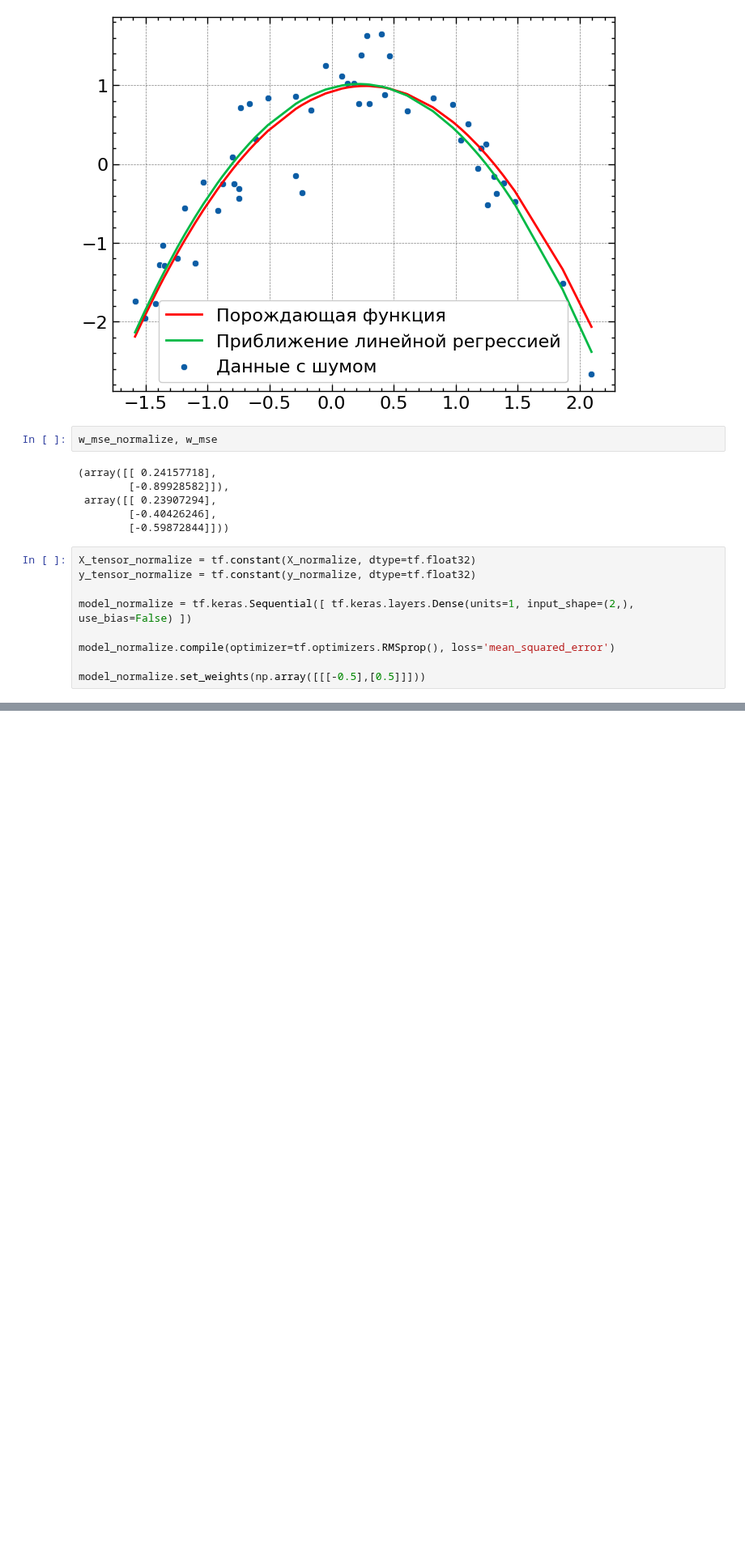
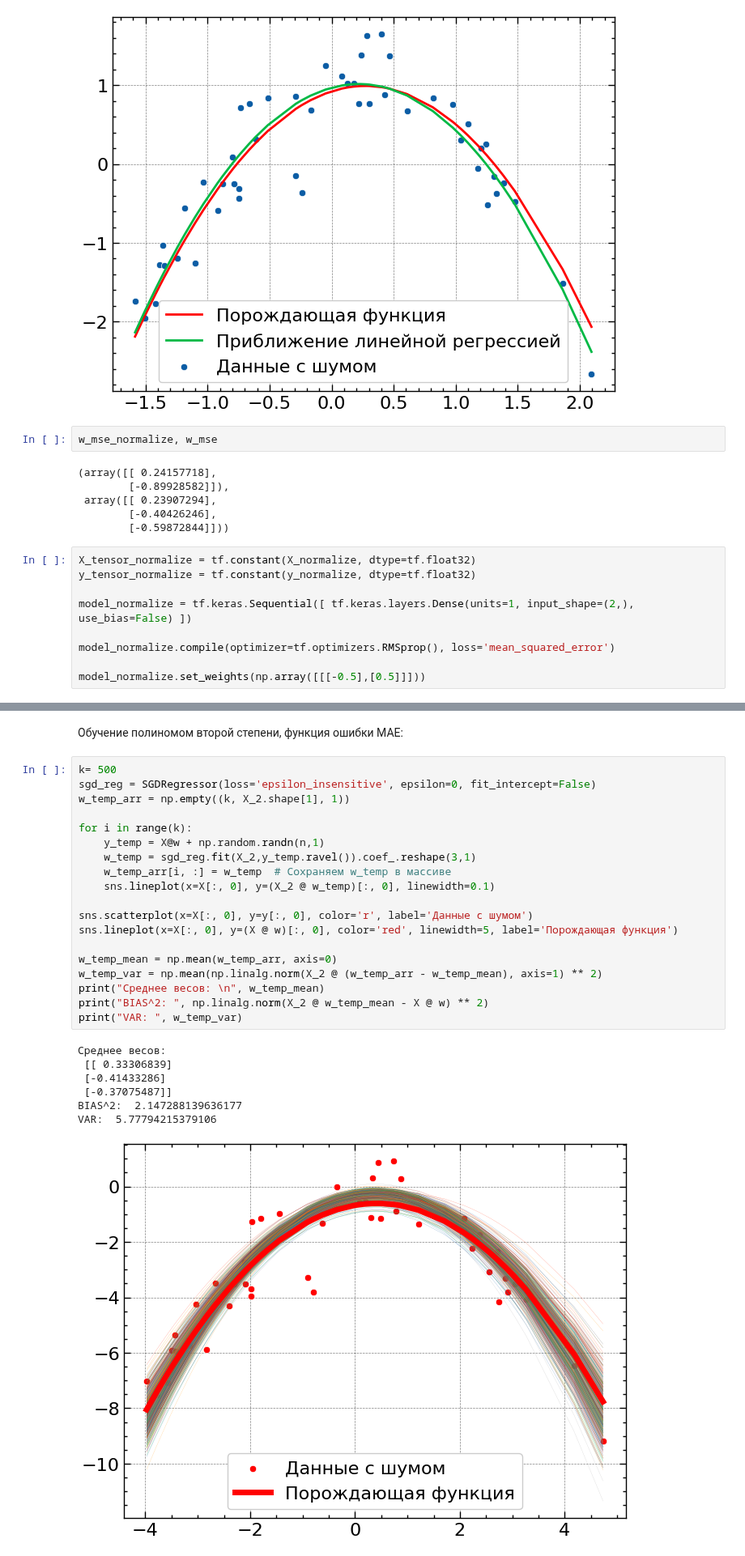
Before and after one commit to 2reckey/Bayesian_Stats, a Jupyter notebook: ML_Models/02_Баесовские_Модели_Нормализация_Данных_Квадратичная_Функция_ошибки.ipynb, the cells around one changed output, grey strips where cells are left out. Shown at 81% size. Cells and saved outputs as stored; diff of their text form; blank space fills up the shorter version.

```diff
--- a/ML_Models/02_Баесовские_Модели_Нормализация_Данных_Квадратичная_Функция_ошибки.ipynb
+++ b/ML_Models/02_Баесовские_Модели_Нормализация_Данных_Квадратичная_Функция_ошибки.ipynb
@@ -267,0 +368,29 @@ model_normalize.get_weights()
+# %% [markdown]
+Обучение полиномом второй степени, функция ошибки MAE:
+# %%
+k= 500
+sgd_reg = SGDRegressor(loss='epsilon_insensitive', epsilon=0, fit_intercept=False)
+w_temp_arr = np.empty((k, X_2.shape[1], 1))
+
+for i in range(k):
+    y_temp = X@w + np.random.randn(n,1)
+    w_temp = sgd_reg.fit(X_2,y_temp.ravel()).coef_.reshape(3,1)
+    w_temp_arr[i, :] = w_temp  # Сохраняем w_temp в массиве
+    sns.lineplot(x=X[:, 0], y=(X_2 @ w_temp)[:, 0], linewidth=0.1)
+
+sns.scatterplot(x=X[:, 0], y=y[:, 0], color='r', label='Данные с шумом')
+sns.lineplot(x=X[:, 0], y=(X @ w)[:, 0], color='red', linewidth=5, label='Порождающая функция')
+
+w_temp_mean = np.mean(w_temp_arr, axis=0)
+w_temp_var = np.mean(np.linalg.norm(X_2 @ (w_temp_arr - w_temp_mean), axis=1) ** 2)
+print("Среднее весов: \n", w_temp_mean)
+print("BIAS^2: ", np.linalg.norm(X_2 @ w_temp_mean - X @ w) ** 2)
+print("VAR: ", w_temp_var)
+# %% [output]
+Среднее весов:
+ [[ 0.33306839]
+ [-0.41433286]
+ [-0.37075487]]
+BIAS^2:  2.147288139636177
+VAR:  5.77794215379106
+[figure, added]
```
Also changed, not shown: parts of 18 cells of this notebook.
